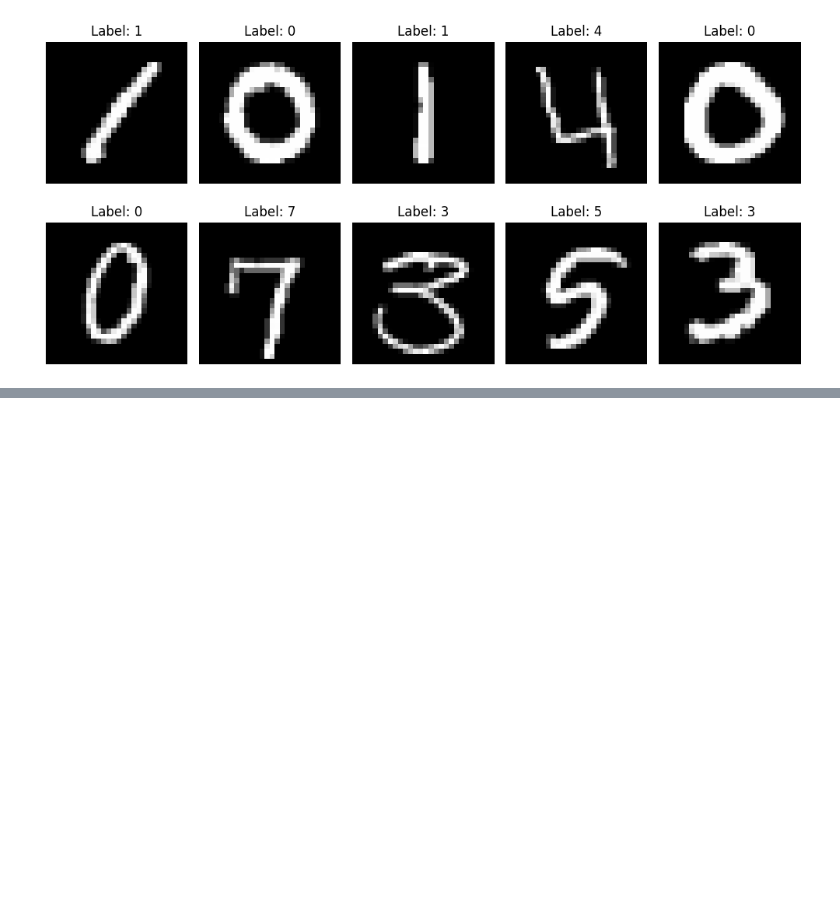
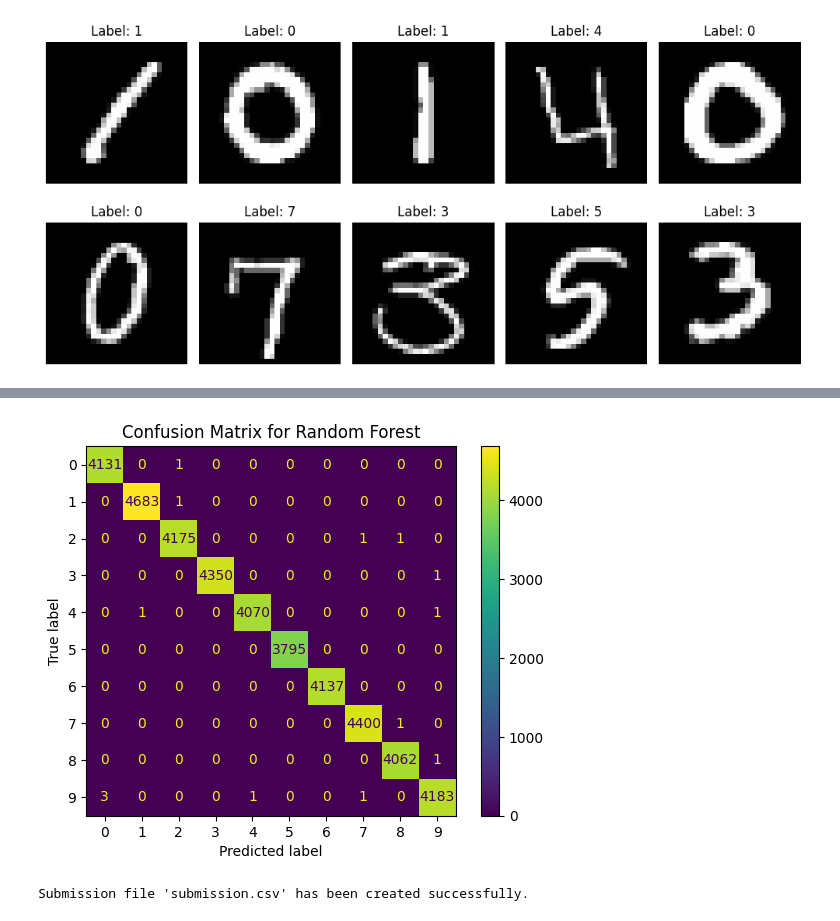
Before and after one commit to m-harishhh/Digit-recogniser, a Jupyter notebook: code.ipynb, the cells around one changed output, grey strips where cells are left out. Cells and saved outputs as stored; diff of their text form; code cells hidden in the pictures; blank space fills up the shorter version.

```diff
--- a/code.ipynb
+++ b/code.ipynb
@@ -168,0 +210,14 @@ ValueError: The layer sequential has never been called and thus has no defined i
+# %%
+param_grid = {
+    'n_estimators': [50, 100, 200],
+    'max_depth': [None, 10, 20, 30],
+    'min_samples_split': [2, 5, 10],
+    'min_samples_leaf': [1, 2, 4],
+    'max_features': ['auto', 'sqrt', 'log2']
+}
+
+rf = RandomForestClassifier(random_state=42)
+grid_search = GridSearchCV(estimator=rf, param_grid=param_grid, cv=3, scoring='accuracy')
+grid_search.fit(x_train_rf, y_train)
+
+print("Best parameters found: ", grid_search.best_params_)
@@ -168,0 +245,9 @@ ValueError: The layer sequential has never been called and thus has no defined i
+# %%
+RF = RandomForestClassifier(n_estimators= 100, random_state=42)
+
+RF.fit(x_train_rf, y_train)
+
+test_pred = RF.predict(x_test_rf)
+# %%
+y_train_classes = np.argmax(y_train, axis=1)
+print("Unique classes in y_train_classes:", np.unique(y_train_classes))
@@ -168,0 +256,7 @@ ValueError: The layer sequential has never been called and thus has no defined i
+# %%
+train_predictions = RF.predict(x_train_rf)
+train_predictions = np.argmax(train_predictions, axis=1)
+print("Random Forest Accuracy on Train Data:", accuracy_score(y_train_classes, train_predictions))
+
+# Confusion matrix
+print(confusion_matrix(y_train_classes, train_predictions))
@@ -168,0 +275,22 @@ ValueError: The layer sequential has never been called and thus has no defined i
+# %%
+ConfusionMatrixDisplay.from_predictions(y_train_classes, train_predictions)
+plt.title('Confusion Matrix for Random Forest')
+plt.show()
+# %% [output]
+[figure, added]
+# %%
+test_pred_labels = np.argmax(test_pred, axis=1)
+image_id = np.arange(1, len(test_pred) + 1)  # Create ImageId from 1 to 28000
+
+# Create a DataFrame for submission
+submission_df = pd.DataFrame({
+    'ImageId': image_id,
+    'Label': test_pred_labels
+})
+
+# Save the DataFrame to a CSV file
+submission_df.to_csv('submission.csv', index=False)
+
+print("Submission file 'submission.csv' has been created successfully.")
+# %% [output]
+Submission file 'submission.csv' has been created successfully.
```
Also changed, not shown: parts of 15 cells of this notebook, 1 other file.
